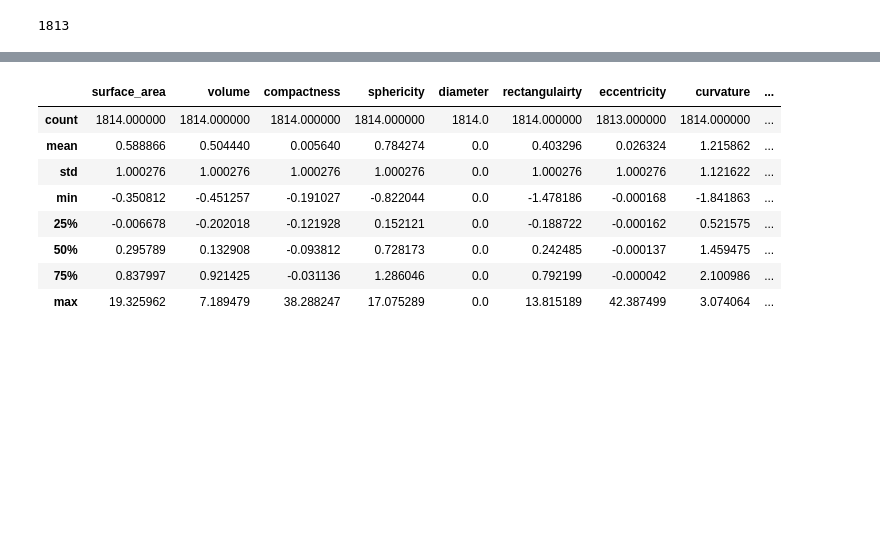
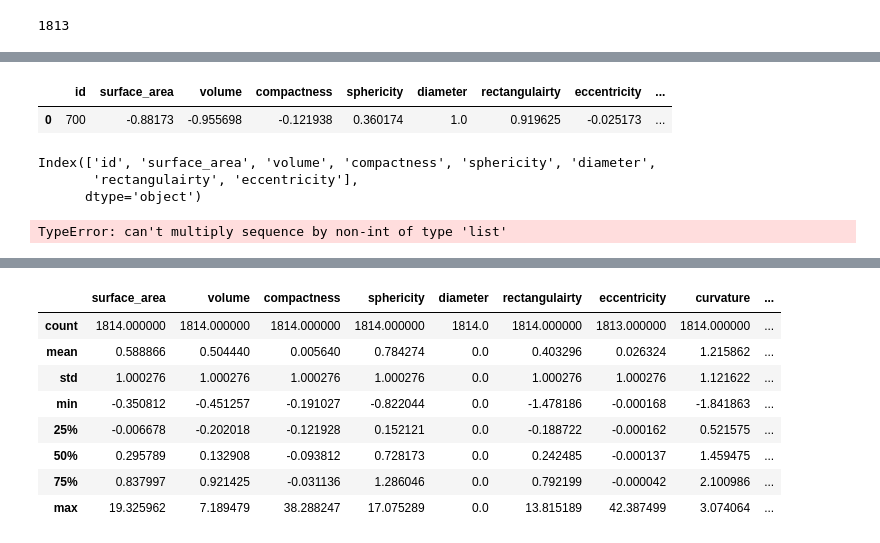
Before and after one commit to rohit-vijayakumar/Content-based-3D-shape-retrieval, a Jupyter notebook: Querying.ipynb, the cells around one changed output, grey strips where cells are left out. Cells and saved outputs as stored; diff of their text form; code cells hidden in the pictures; blank space fills up the shorter version.

```diff
--- a/Querying.ipynb
+++ b/Querying.ipynb
@@ -136,3 +130,19 @@ normalized_data
+# %%
+query
+# %% [output]
+|  | id | surface_area | volume | compactness | sphericity | diameter | rectangulairty | eccentricity | ... |
+| 0 | 700 | -0.88173 | -0.955698 | -0.121938 | 0.360174 | 1.0 | 0.919625 | -0.025173 | ... |
+# %%
+query.columns[:8]
+# %% [output]
+Index(['id', 'surface_area', 'volume', 'compactness', 'sphericity', 'diameter',
+       'rectangulairty', 'eccentricity'],
+      dtype='object')
+# %%
+from scipy.spatial import distance
+distance.cosine(np.array(query.loc[0]),np.array(normalized_data.loc[0]))
+# %% [output]
+TypeError: can't multiply sequence by non-int of type 'list'
 # %%
 comaprsion_df = normalized_data.copy()
 for column in query.columns[1:8]:
```
Also changed, not shown: parts of 13 cells of this notebook, 2 other files.
